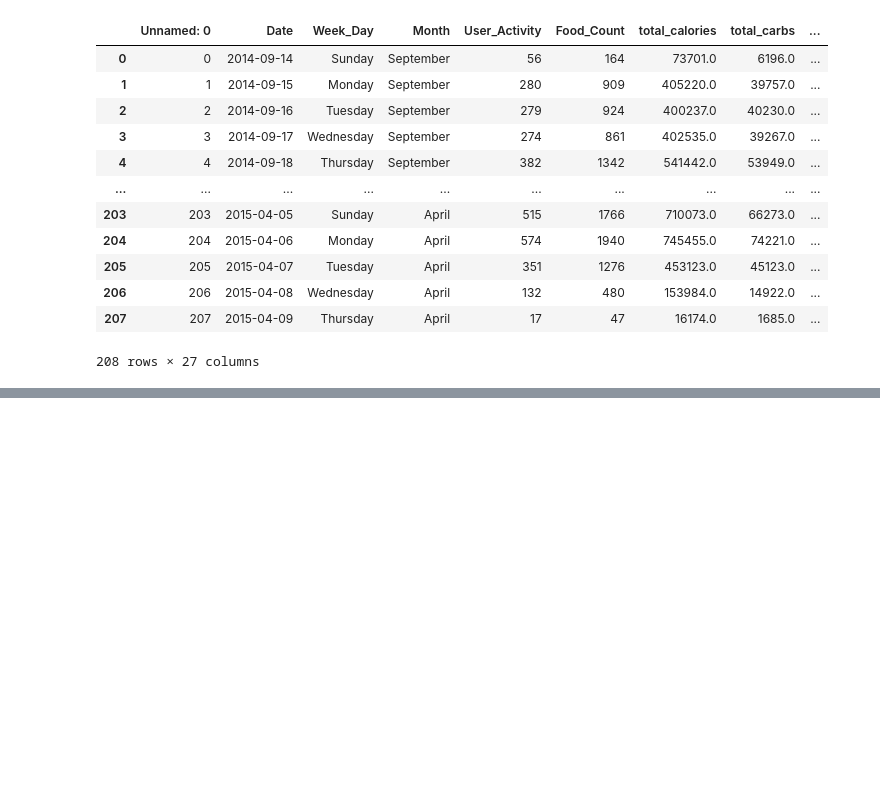
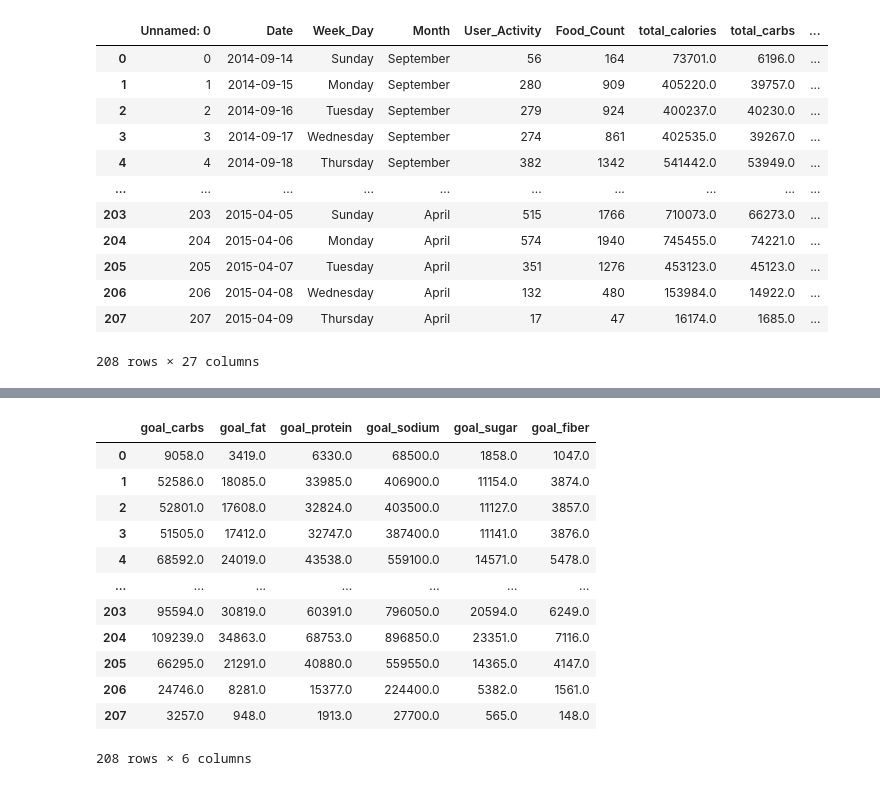
Before and after one commit to dbera17/ML, a Jupyter notebook: final_proj_clust123.ipynb, the cells around one changed output, grey strips where cells are left out. Cells and saved outputs as stored; diff of their text form; code cells hidden in the pictures; blank space fills up the shorter version.

```diff
--- a/final_proj_clust123.ipynb
+++ b/final_proj_clust123.ipynb
@@ -175,0 +257,30 @@ plt.show()
+# %%
+data_point_goals= {}
+# data_point['Week_Day'] = data["Week_Day"]
+data_point_goals['goal_carbs'] = data["goal_carbs"]
+data_point_goals['goal_fat'] = data["goal_fat"]
+data_point_goals['goal_protein'] = data["goal_protein"]
+data_point_goals['goal_sodium'] = data["goal_sodium"]
+data_point_goals['goal_sugar'] = data["goal_sugar"]
+data_point_goals['goal_fiber'] = data["goal_fiber"]
+
+
+# for i in range(len(data_point['Week_Day'])):
+#     data_point['Week_Day'][i]= getDayNum(data_point['Week_Day'][i])
+
+data_point_goals = pd.DataFrame(data_point_goals)
+data_point_goals
+# %% [output]
+|  | goal_carbs | goal_fat | goal_protein | goal_sodium | goal_sugar | goal_fiber |
+| 0 | 9058.0 | 3419.0 | 6330.0 | 68500.0 | 1858.0 | 1047.0 |
+| 1 | 52586.0 | 18085.0 | 33985.0 | 406900.0 | 11154.0 | 3874.0 |
+| 2 | 52801.0 | 17608.0 | 32824.0 | 403500.0 | 11127.0 | 3857.0 |
+| 3 | 51505.0 | 17412.0 | 32747.0 | 387400.0 | 11141.0 | 3876.0 |
+| 4 | 68592.0 | 24019.0 | 43538.0 | 559100.0 | 14571.0 | 5478.0 |
+| ... | ... | ... | ... | ... | ... | ... |
+| 203 | 95594.0 | 30819.0 | 60391.0 | 796050.0 | 20594.0 | 6249.0 |
+| 204 | 109239.0 | 34863.0 | 68753.0 | 896850.0 | 23351.0 | 7116.0 |
+| 205 | 66295.0 | 21291.0 | 40880.0 | 559550.0 | 14365.0 | 4147.0 |
+| 206 | 24746.0 | 8281.0 | 15377.0 | 224400.0 | 5382.0 | 1561.0 |
+| 207 | 3257.0 | 948.0 | 1913.0 | 27700.0 | 565.0 | 148.0 |
+208 rows × 6 columns
```
Also changed, not shown: parts of 39 cells of this notebook.
